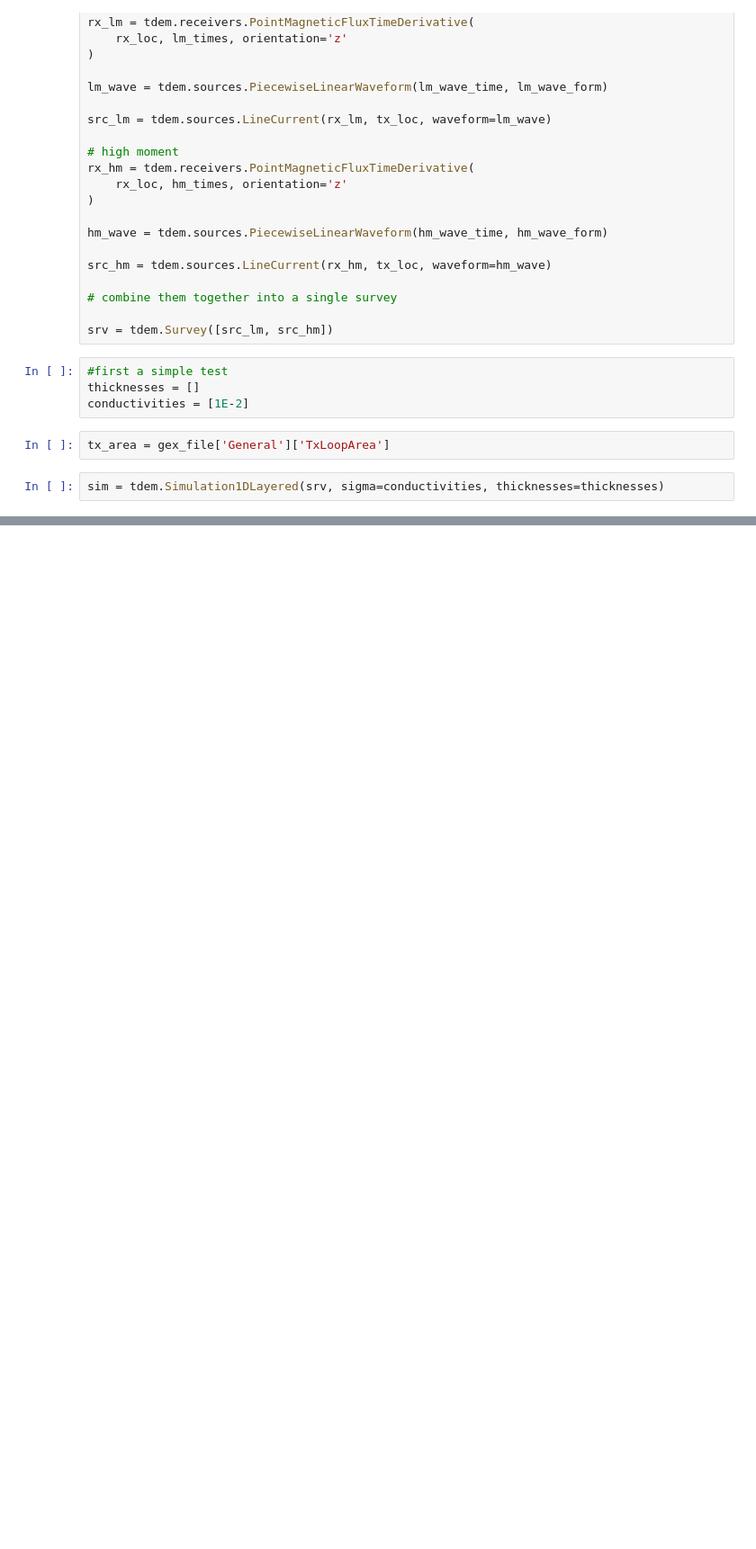
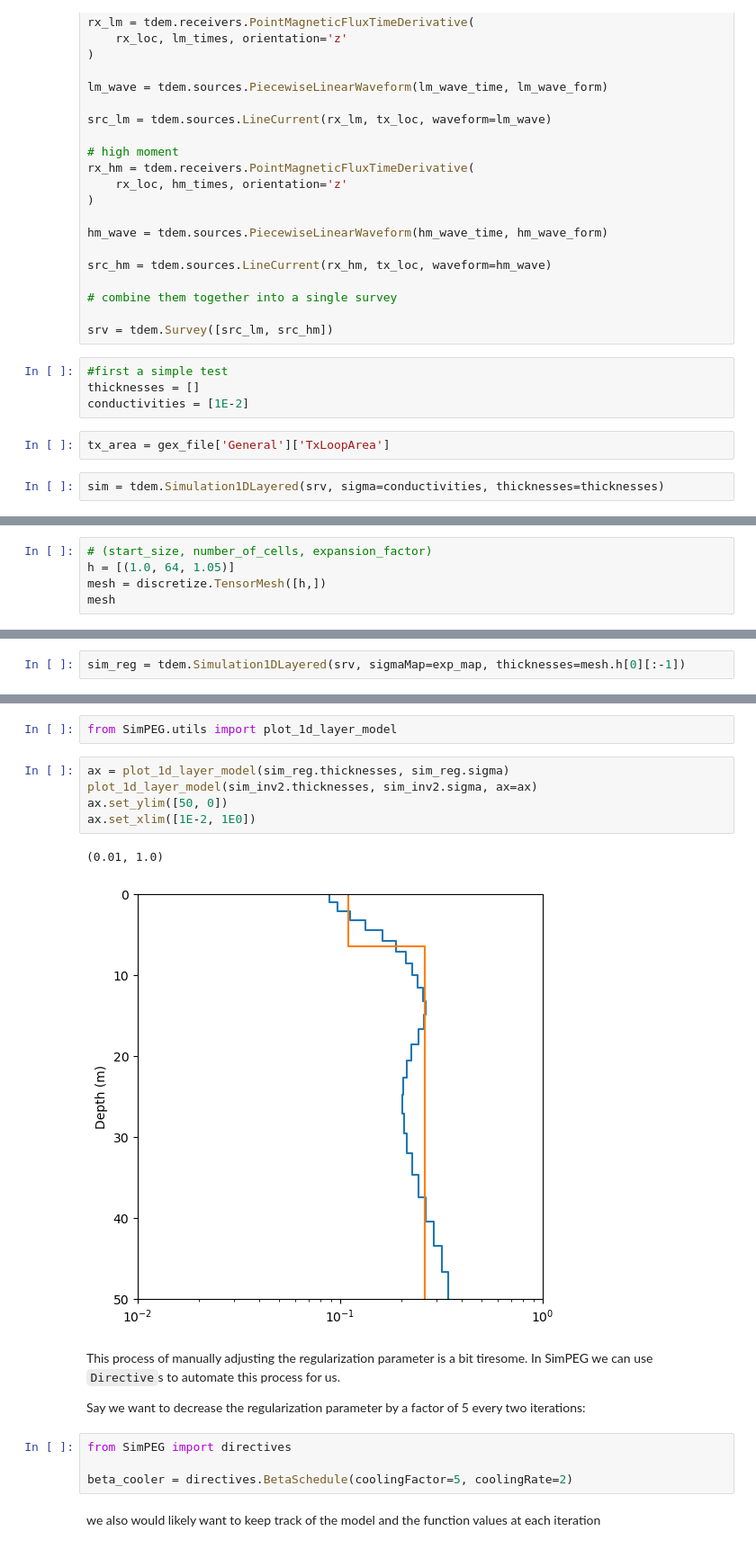
Before and after one commit to simpeg/segns-2024-tutorial, a Jupyter notebook: notebooks/skytem-inversion.ipynb, the cells around one changed output, grey strips where cells are left out. Shown: that part at 90% size. Cells and saved outputs as stored; diff of their text form; blank space fills up the shorter version.

```diff
--- a/notebooks/skytem-inversion.ipynb
+++ b/notebooks/skytem-inversion.ipynb
@@ -164,0 +427,5 @@ pd.__version__
+# %%
+# (start_size, number_of_cells, expansion_factor)
+h = [(1.0, 64, 1.05)]
+mesh = discretize.TensorMesh([h,])
+mesh
@@ -164,0 +437,2 @@ pd.__version__
+# %%
+sim_reg = tdem.Simulation1DLayered(srv, sigmaMap=exp_map, thicknesses=mesh.h[0][:-1])
@@ -164,0 +480,20 @@ pd.__version__
+# %%
+from SimPEG.utils import plot_1d_layer_model
+# %%
+ax = plot_1d_layer_model(sim_reg.thicknesses, sim_reg.sigma)
+plot_1d_layer_model(sim_inv2.thicknesses, sim_inv2.sigma, ax=ax)
+ax.set_ylim([50, 0])
+ax.set_xlim([1E-2, 1E0])
+# %% [output]
+(0.01, 1.0)
+[figure, added]
+# %% [markdown]
+This process of manually adjusting the regularization parameter is a bit tiresome. In SimPEG we can use `Directive`s to automate this process for us.
+
+Say we want to decrease the regularization parameter by a factor of 5 every two iterations:
+# %%
+from SimPEG import directives
+
+beta_cooler = directives.BetaSchedule(coolingFactor=5, coolingRate=2)
+# %% [markdown]
+we also would likely want to keep track of the model and the function values at each iteration
```
Also changed, not shown: parts of 57 cells of this notebook, 1 other file.
